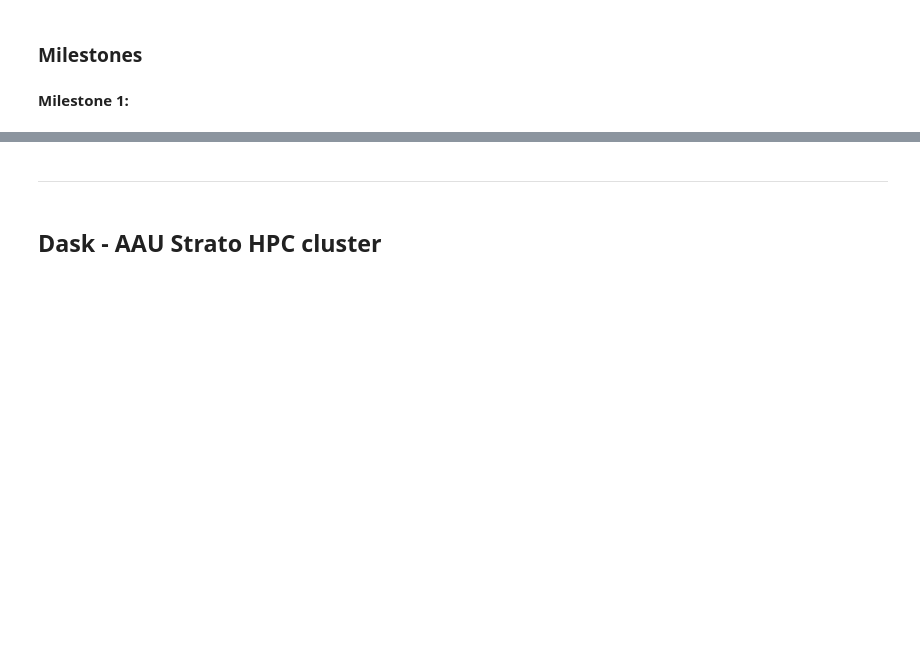
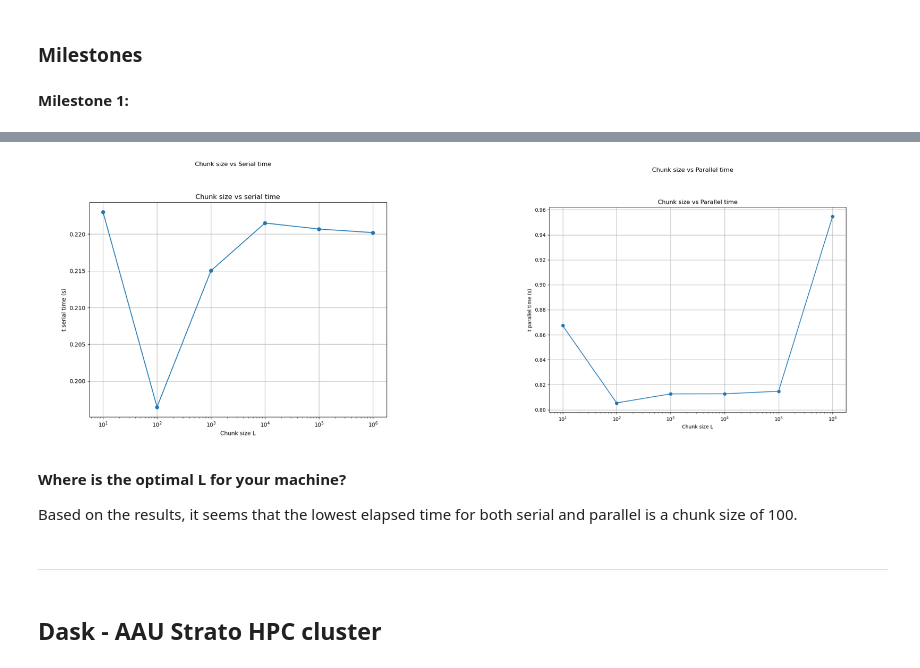
Before and after one commit to NDS8-TCP/nsc-kim, a Jupyter notebook: MP2-KN.ipynb, the cells around one changed output, grey strips where cells are left out. Saved outputs shown, nothing was run; the diff lists cells and outputs as text; code cells hidden in the pictures; blank space fills up the shorter version.

```diff
--- a/MP2-KN.ipynb
+++ b/MP2-KN.ipynb
@@ -622,3 +701,25 @@ if __name__ == '__main__':
+# %%
+import matplotlib.pyplot as plt
+import matplotlib.image as mpimg
+
+img1 = mpimg.imread('ex1_chunk_sz_vs_serial_time.png')
+img2 = mpimg.imread('ex1_chunk_sz_vs_parallel_time.png')
+
+fig, ax = plt.subplots( 1,2, figsize=(30,10) )
+ax[0].imshow(img1)
+ax[0].set_title('Chunk size vs Serial time')
+ax[0].axis('off')
+ax[1].imshow(img2)
+ax[1].set_title('Chunk size vs Parallel time')
+ax[1].axis('off')
+
+plt.show()
+# %% [output]
+[figure, added]
+# %% [markdown]
+**Where is the optimal L for your machine?**
+
+Based on the results, it seems that the lowest elapsed time for both serial and parallel is a chunk size of 100.
 # %% [markdown]
 ---
 # %% [markdown]
```
Also changed, not shown: parts of 3 cells of this notebook.
